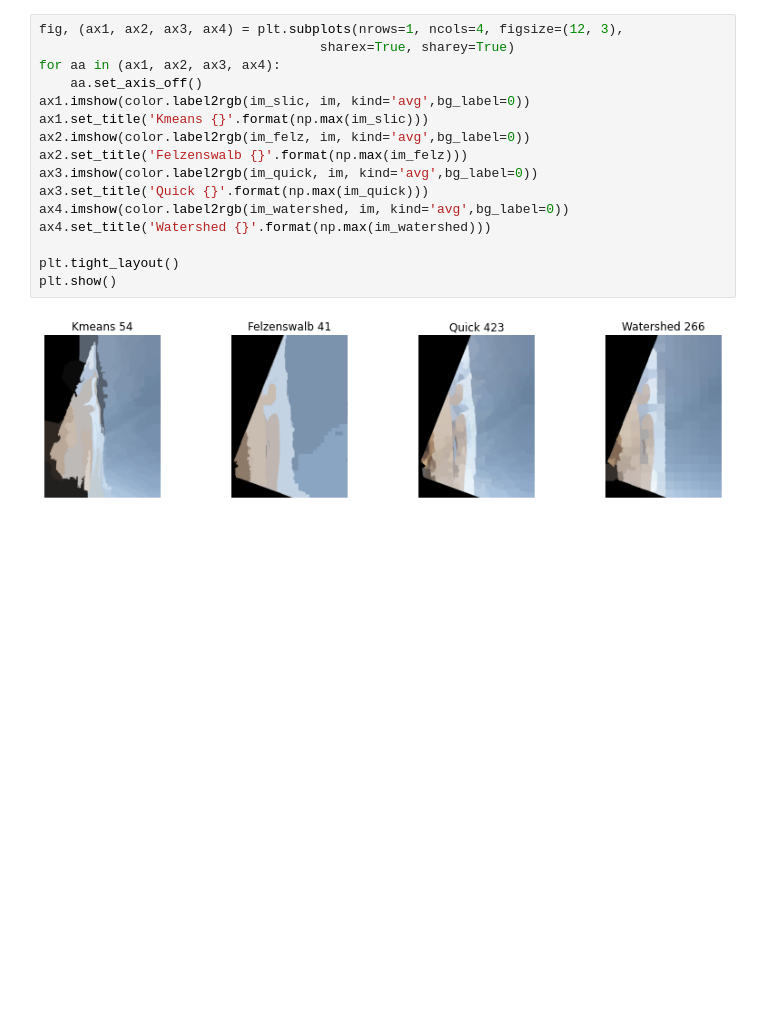
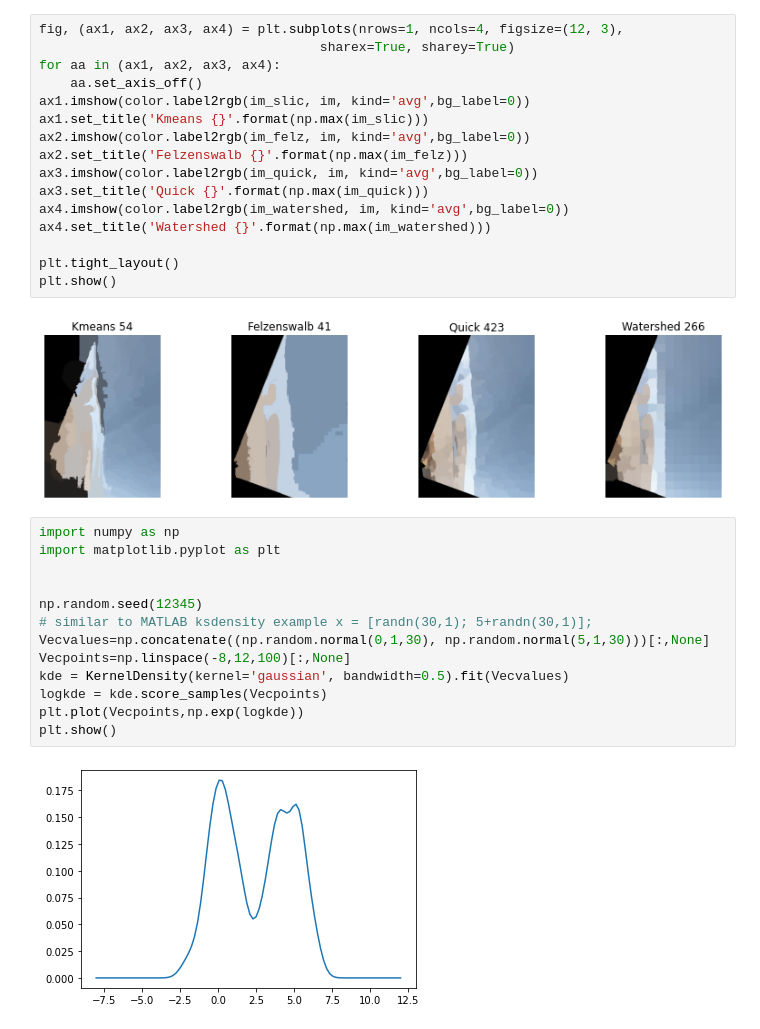
Before and after one commit to csherwood-usgs/CoastCam, a Jupyter notebook: test_segmentation.ipynb, the cells around one changed output. Cells and saved outputs as stored; diff of their text form; blank space fills up the shorter version.

```diff
--- a/test_segmentation.ipynb
+++ b/test_segmentation.ipynb
@@ -41,3 +42,18 @@ plt.tight_layout()
 plt.show()
 # %% [output]
 [figure]
+# %%
+import numpy as np
+import matplotlib.pyplot as plt
+
+
+np.random.seed(12345)
+# similar to MATLAB ksdensity example x = [randn(30,1); 5+randn(30,1)];
+Vecvalues=np.concatenate((np.random.normal(0,1,30), np.random.normal(5,1,30)))[:,None]
+Vecpoints=np.linspace(-8,12,100)[:,None]
+kde = KernelDensity(kernel='gaussian', bandwidth=0.5).fit(Vecvalues)
+logkde = kde.score_samples(Vecpoints)
+plt.plot(Vecpoints,np.exp(logkde))
+plt.show()
+# %% [output]
+[figure, added]
```
Also changed, not shown: parts of 3 cells of this notebook.
